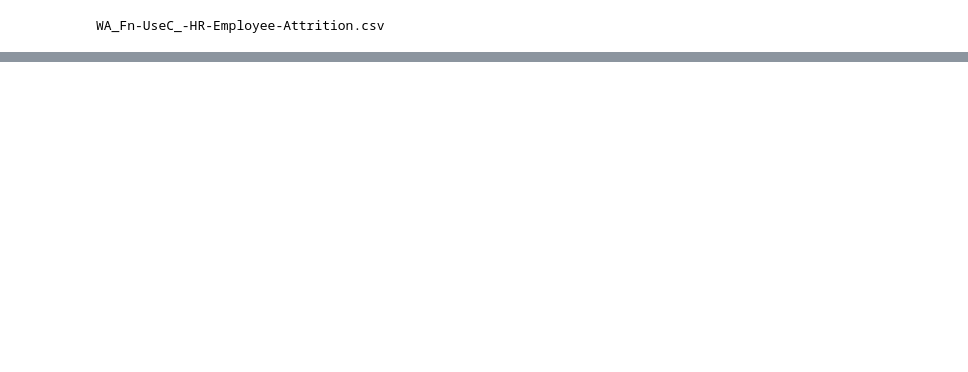
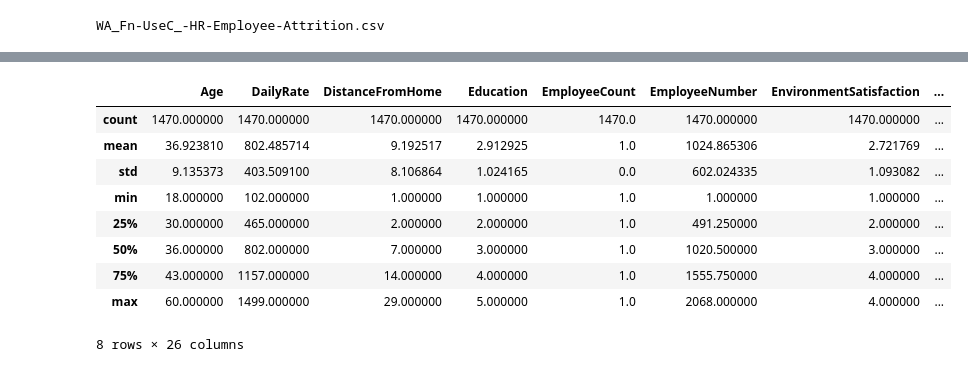
Before and after one commit to zainaahamed-work/Employee-Attrition-Analytics-XAI, a Jupyter notebook: Employee_Attrition_Project.ipynb, the cells around one changed output, grey strips where cells are left out. Cells and saved outputs as stored; diff of their text form; code cells hidden in the pictures; blank space fills up the shorter version.

Commit message:
Phase 2 - data exploration complete.

```diff
--- a/Employee_Attrition_Project.ipynb
+++ b/Employee_Attrition_Project.ipynb
@@ -14,3 +14,16 @@ Drive already mounted at /content/drive; to attempt to forcibly remount, call dr
 !ls "/content/drive/MyDrive/Employee_Attrition_Project"
 # %% [output]
 WA_Fn-UseC_-HR-Employee-Attrition.csv
+# %%
+# pandas is the core library we'll use for almost everything in this project.
+# It lets Python work with data the way Excel works with spreadsheets - but far more powerfully.
+# "as pd" just gives it a short nickname, since we'll be typing it constantly from here on.
+import pandas as pd
+
+# Read our CSV file into something pandas calls a DataFrame - its name for a data table.
+# We're storing it in a variable named "df" - the standard short name almost everyone
+# uses for their main dataset, so you'll recognise it in every tutorial you ever read.
+df = pd.read_csv('/content/drive/MyDrive/Employee_Attrition_Project/WA_Fn-UseC_-HR-Employee-Attrition.csv')
+
+# .head() shows the first 5 rows - a quick peek to confirm everything loaded correctly
+df.head()
@@ -16,0 +65,15 @@ WA_Fn-UseC_-HR-Employee-Attrition.csv
+# %%
+# .describe() calculates statistics like average, minimum, and maximum -
+# but only for numeric columns. Text columns (Department, Gender, etc.) get skipped here
+df.describe()
+# %% [output]
+|  | Age | DailyRate | DistanceFromHome | Education | EmployeeCount | EmployeeNumber | EnvironmentSatisfaction | ... |
+| count | 1470.000000 | 1470.000000 | 1470.000000 | 1470.000000 | 1470.0 | 1470.000000 | 1470.000000 | ... |
+| mean | 36.923810 | 802.485714 | 9.192517 | 2.912925 | 1.0 | 1024.865306 | 2.721769 | ... |
+| std | 9.135373 | 403.509100 | 8.106864 | 1.024165 | 0.0 | 602.024335 | 1.093082 | ... |
+| min | 18.000000 | 102.000000 | 1.000000 | 1.000000 | 1.0 | 1.000000 | 1.000000 | ... |
+| 25% | 30.000000 | 465.000000 | 2.000000 | 2.000000 | 1.0 | 491.250000 | 2.000000 | ... |
+| 50% | 36.000000 | 802.000000 | 7.000000 | 3.000000 | 1.0 | 1020.500000 | 3.000000 | ... |
+| 75% | 43.000000 | 1157.000000 | 14.000000 | 4.000000 | 1.0 | 1555.750000 | 4.000000 | ... |
+| max | 60.000000 | 1499.000000 | 29.000000 | 5.000000 | 1.0 | 2068.000000 | 4.000000 | ... |
+8 rows × 26 columns
```
Also changed, not shown: parts of 8 cells of this notebook.
